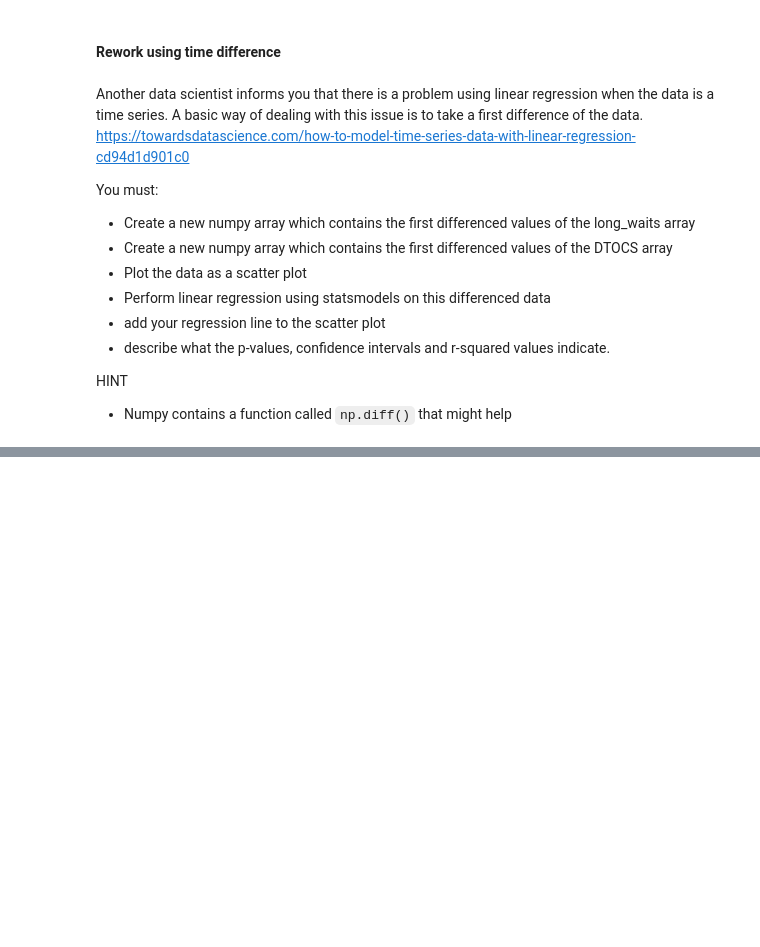
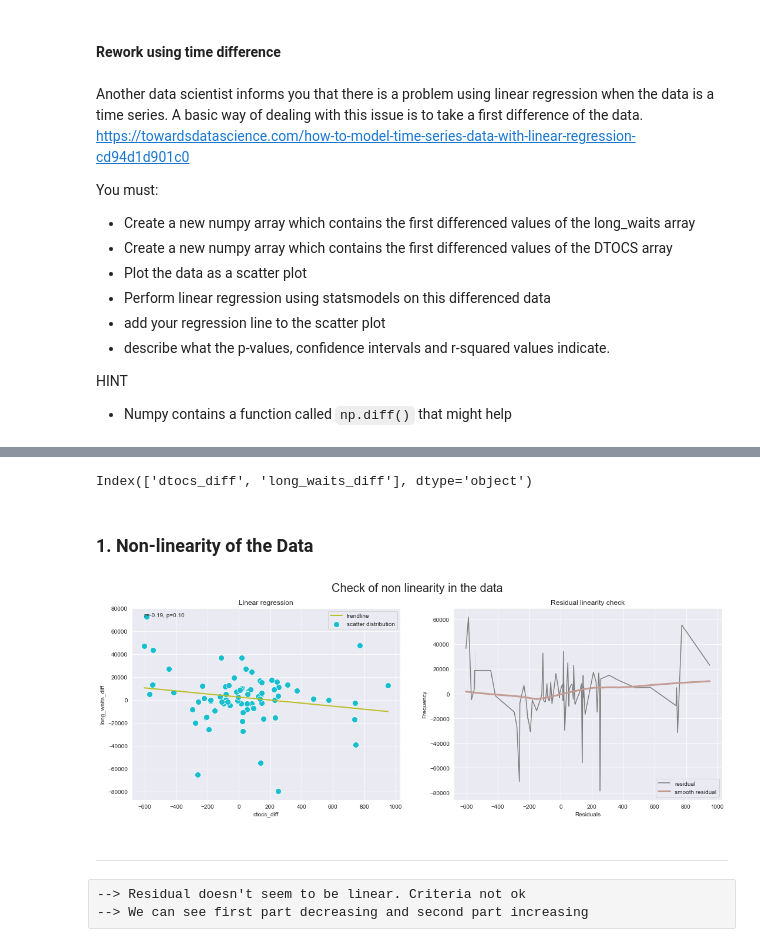
Before and after one commit to ManuLabricole/CDN-Statistique, a Jupyter notebook: 3 - Regression lineaire/Notebooks/notebook_1.ipynb, the cells around one changed output, grey strips where cells are left out. Cells and saved outputs as stored; diff of their text form; code cells hidden in the pictures; blank space fills up the shorter version.

```diff
--- a/3 - Regression lineaire/Notebooks/notebook_1.ipynb
+++ b/3 - Regression lineaire/Notebooks/notebook_1.ipynb
@@ -638,0 +633,78 @@ https://towardsdatascience.com/how-to-use-residual-plots-for-regression-model-va
+# %%
+df = pd.DataFrame({'dtocs_diff': dtocs_diff, 'long_waits_diff': long_waits_diff})
+df.columns
+# %% [output]
+Index(['dtocs_diff', 'long_waits_diff'], dtype='object')
+# %% [markdown]
+### 1. Non-linearity of the Data
+# %%
+fig, ax = plt.subplots(nrows=1, ncols=2, figsize=(18, 6))
+fig.suptitle("Check of non linearity in the data", fontsize=20)
+
+cols = df.columns
+
+x_col = cols[0]
+y_col = cols[1]
+slope, intercept, r_value, p_value, std_err = linregress(df[x_col], df[y_col])
+
+y_pred = intercept + slope * df[x_col]
+residuals = df[y_col] - y_pred
+lowess = sm.nonparametric.lowess(residuals, df[x_col], frac=0.9)
+
+
+
+sns.scatterplot(
+    ax=ax[0],
+    x=x_col,
+    y=y_col,
+    data=df,
+    color=colors[0],
+    alpha=1,
+    s=100,
+    label="scatter distribution"
+)
+
+sns.lineplot(
+    ax=ax[0],
+    x=df[x_col],
+    y=intercept + slope * df[x_col],
+    color=colors[2],
+    lw=2,
+    label="trendline"
+    )
+
+ax[0].set_xlabel(x_col)
+ax[0].set_ylabel(y_col)
+ax[0].text(df[x_col].min(), df[y_col].max(), f"r={r_value:.2f}, p={p_value:.2f}")
+ax[0].set_title("Linear regression")
+
+sns.lineplot(
+    ax=ax[1],
+    y=residuals,
+    x=x_col,
+    data=df,
+    color=colors[4],
+    alpha=1,
+    label="residual"
+)
+sns.lineplot(
+    ax=ax[1],
+    y=lowess[:,1],
+    x=lowess[:,0],
+    color=colors[6],
+    alpha=1,
+    lw=3,
+    label="smooth residual"
+)
+
+ax[1].set_xlabel("Residuals")
+ax[1].set_ylabel("Frequency")
+ax[1].set_title("Residual linearity check")
+fig.show()
+# %% [output]
+[figure, added]
+# %% [markdown]
+----
+# %% [raw]
+--> Residual doesn't seem to be linear. Criteria not ok
+--> We can see first part decreasing and second part increasing
```
Also changed, not shown: parts of 54 cells of this notebook, 1 other file.
